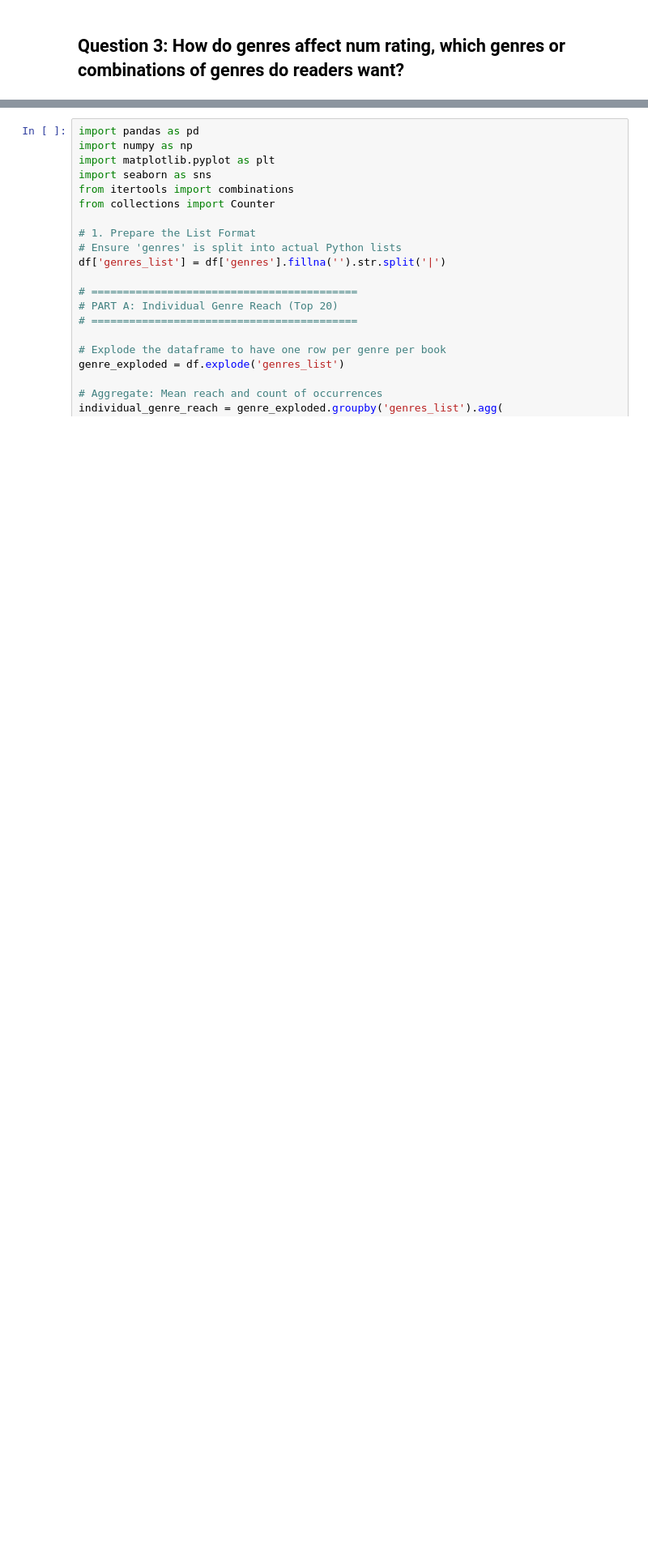
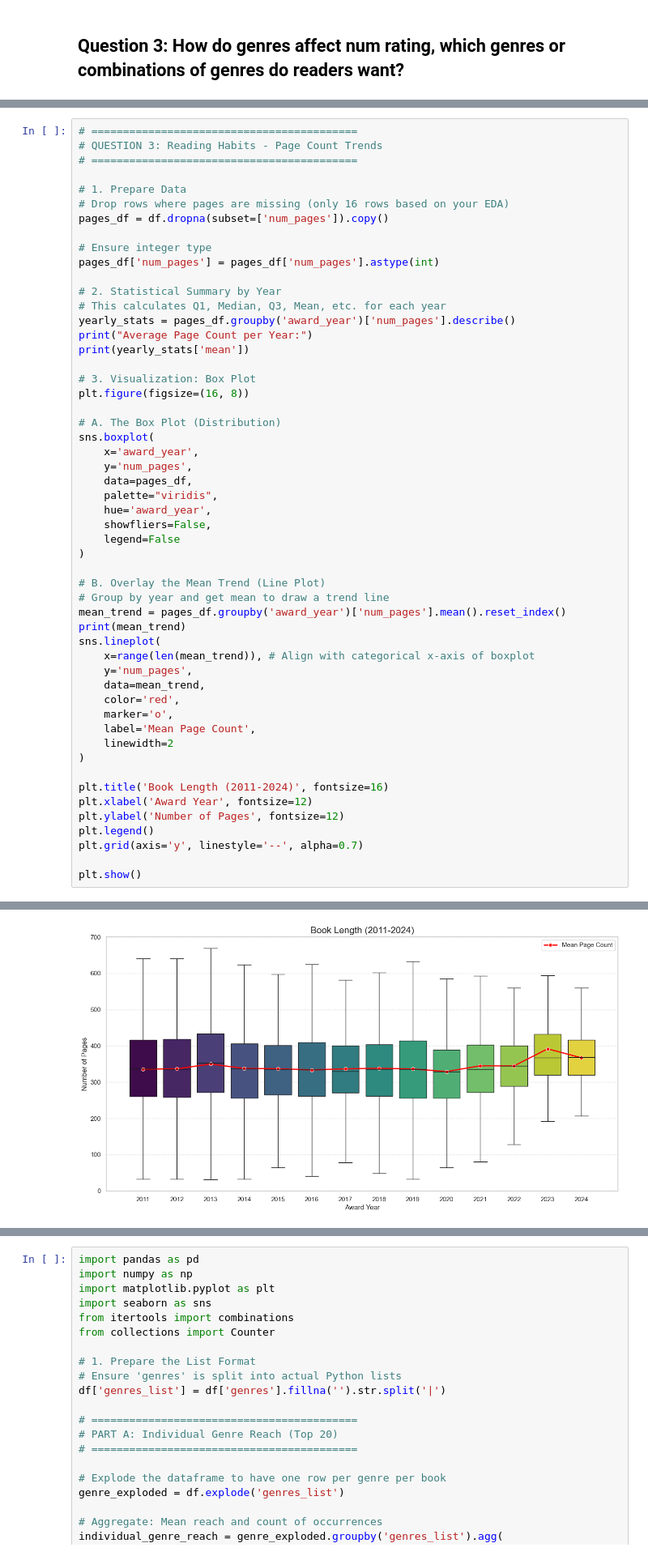
Before and after one commit to FIT-SE23/GoodreadsChoiceAwards, a Jupyter notebook: Notebooks/01_data_exploration.ipynb, the cells around one changed output, grey strips where cells are left out. Shown at 81% size. Drawn from its saved outputs; the diff is of its cells as text; blank space fills up the shorter version.

```diff
--- a/Notebooks/01_data_exploration.ipynb
+++ b/Notebooks/01_data_exploration.ipynb
@@ -357,0 +568,54 @@ for column in ["votes", "num_ratings", "rating"]:
+# %%
+# ==========================================
+# QUESTION 3: Reading Habits - Page Count Trends
+# ==========================================
+
+# 1. Prepare Data
+# Drop rows where pages are missing (only 16 rows based on your EDA)
+pages_df = df.dropna(subset=['num_pages']).copy()
+
+# Ensure integer type
+pages_df['num_pages'] = pages_df['num_pages'].astype(int)
+
+# 2. Statistical Summary by Year
+# This calculates Q1, Median, Q3, Mean, etc. for each year
+yearly_stats = pages_df.groupby('award_year')['num_pages'].describe()
+print("Average Page Count per Year:")
+print(yearly_stats['mean'])
+
+# 3. Visualization: Box Plot
+plt.figure(figsize=(16, 8))
+
+# A. The Box Plot (Distribution)
+sns.boxplot(
+    x='award_year',
+    y='num_pages',
+    data=pages_df,
+    palette="viridis",
+    hue='award_year',
+    showfliers=False,
+    legend=False
+)
+
+# B. Overlay the Mean Trend (Line Plot)
+# Group by year and get mean to draw a trend line
+mean_trend = pages_df.groupby('award_year')['num_pages'].mean().reset_index()
+print(mean_trend)
+sns.lineplot(
+    x=range(len(mean_trend)), # Align with categorical x-axis of boxplot
+    y='num_pages',
+    data=mean_trend,
+    color='red',
+    marker='o',
+    label='Mean Page Count',
+    linewidth=2
+)
+
+plt.title('Book Length (2011-2024)', fontsize=16)
+plt.xlabel('Award Year', fontsize=12)
+plt.ylabel('Number of Pages', fontsize=12)
+plt.legend()
+plt.grid(axis='y', linestyle='--', alpha=0.7)
+
+plt.show()
+# %% [output]
@@ -357,0 +639 @@ for column in ["votes", "num_ratings", "rating"]:
+[figure, added]
```
Also changed, not shown: parts of 21 cells of this notebook.
